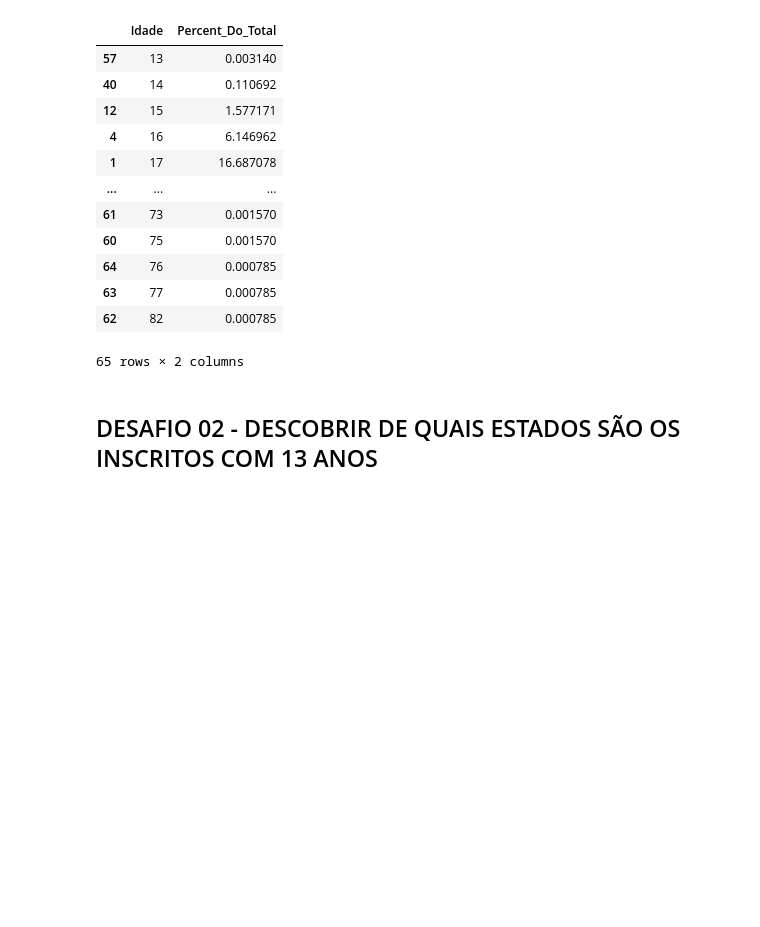
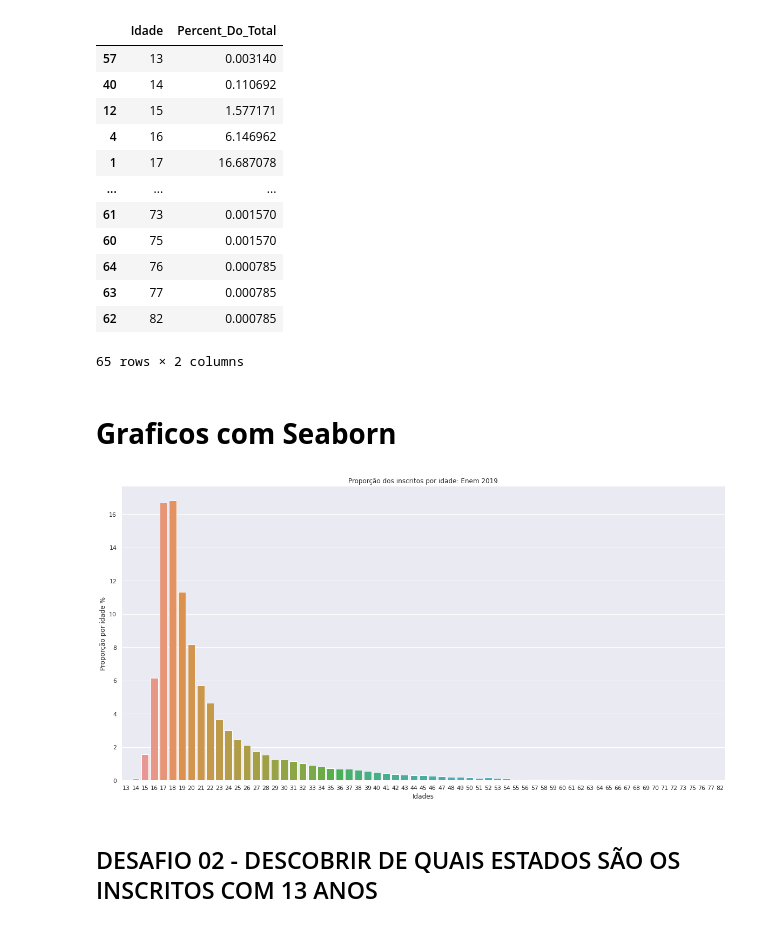
Before and after one commit to Gradimilo/IMERSAO_DADOS_2-2020, a Jupyter notebook: Aula01.ipynb, the cells around one changed output. Saved outputs shown, nothing was run; the diff lists cells and outputs as text; code cells hidden in the pictures; blank space fills up the shorter version.

```diff
--- a/Aula01.ipynb
+++ b/Aula01.ipynb
@@ -231,6 +233,26 @@ percent_idades.sort_values("Idade", ascending=True)
 | 63 | 77 | 0.000785 |
 | 62 | 82 | 0.000785 |
 65 rows × 2 columns
+# %% [markdown]
+# **Graficos com Seaborn**
+# %%
+#PLOTANDO GRAFICO USANDO SEABORN
+sns.set_theme(style="darkgrid")
+
+f, ax = plt.subplots(figsize=(20, 10))
+
+sns.set_color_codes("pastel")
+sns.barplot(y = percent_idades["Percent_Do_Total"], x=percent_idades["Idade"])
+
+#ax.legend(ncol=2, loc="lower right", frameon=True)
+
+plt.ylabel('Proporção por idade %')
+plt.xlabel('Idades')
+plt.title('Proporção dos inscritos por idade: Enem 2019')
+
+sns.despine(left=True, bottom=True)
+# %% [output]
+[figure, added]
 # %% [markdown]
 ## DESAFIO 02 - DESCOBRIR DE QUAIS ESTADOS SÃO OS INSCRITOS COM 13 ANOS
 # %%
```
Also changed, not shown: parts of 11 cells of this notebook, 1 other file.
